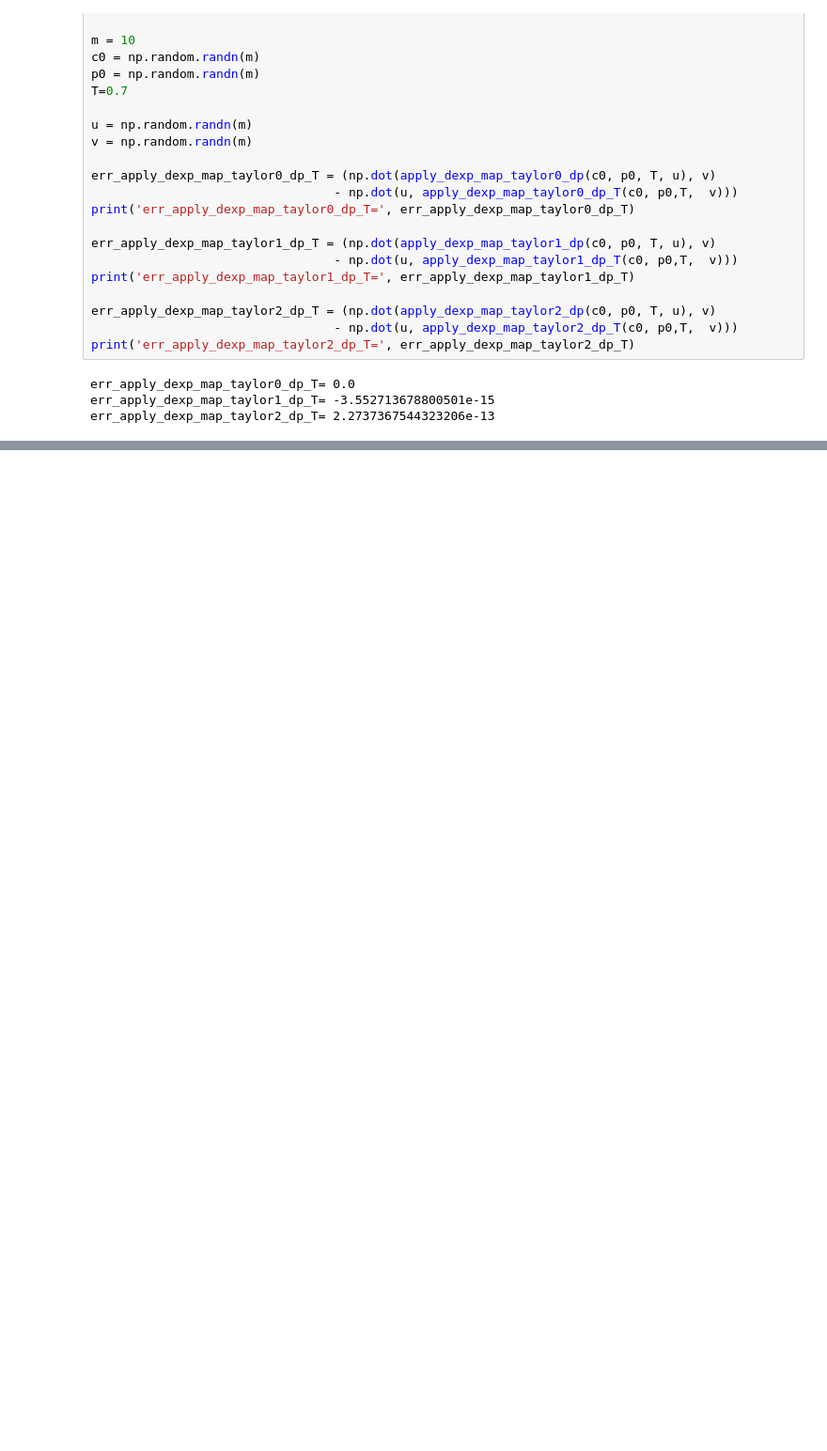
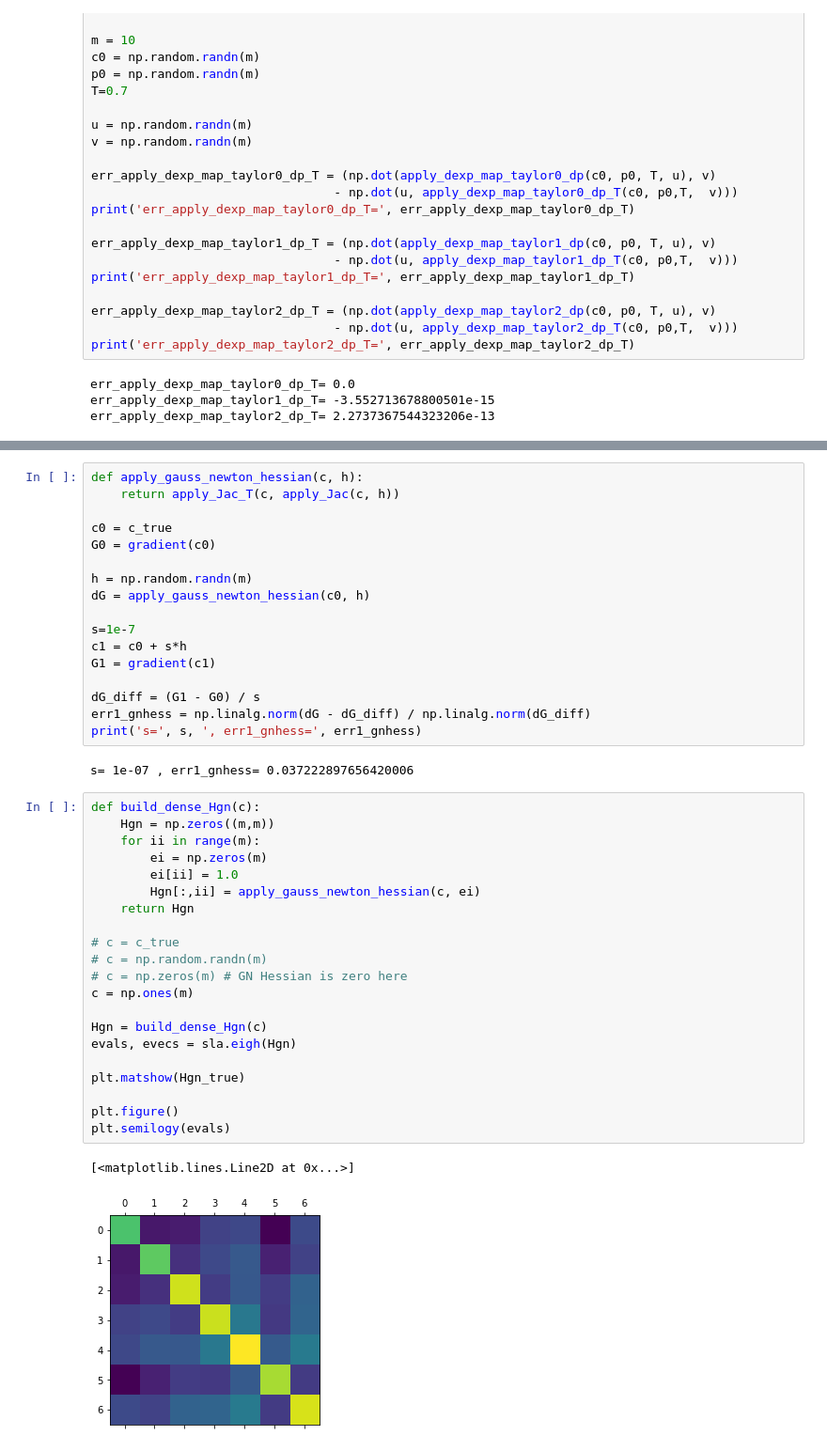
Before and after one commit to NickAlger/SqrtMatrixProbing, a Jupyter notebook: sqrt_probing_experiments1.ipynb, the cells around one changed output, grey strips where cells are left out. Shown: that part at 94% size. Drawn from its saved outputs; the diff is of its cells as text; blank space fills up the shorter version.

Commit message:
Gauss-Newton method seems to work well even without manifold stuff

```diff
--- a/sqrt_probing_experiments1.ipynb
+++ b/sqrt_probing_experiments1.ipynb
@@ -746,0 +712,43 @@ cc
+# %%
+def apply_gauss_newton_hessian(c, h):
+    return apply_Jac_T(c, apply_Jac(c, h))
+
+c0 = c_true
+G0 = gradient(c0)
+
+h = np.random.randn(m)
+dG = apply_gauss_newton_hessian(c0, h)
+
+s=1e-7
+c1 = c0 + s*h
+G1 = gradient(c1)
+
+dG_diff = (G1 - G0) / s
+err1_gnhess = np.linalg.norm(dG - dG_diff) / np.linalg.norm(dG_diff)
+print('s=', s, ', err1_gnhess=', err1_gnhess)
+# %% [output]
+s= 1e-07 , err1_gnhess= 0.037222897656420006
+# %%
+def build_dense_Hgn(c):
+    Hgn = np.zeros((m,m))
+    for ii in range(m):
+        ei = np.zeros(m)
+        ei[ii] = 1.0
+        Hgn[:,ii] = apply_gauss_newton_hessian(c, ei)
+    return Hgn
+
+# c = c_true
+# c = np.random.randn(m)
+# c = np.zeros(m) # GN Hessian is zero here
+c = np.ones(m)
+
+Hgn = build_dense_Hgn(c)
+evals, evecs = sla.eigh(Hgn)
+
+plt.matshow(Hgn_true)
+
+plt.figure()
+plt.semilogy(evals)
+# %% [output]
+[<matplotlib.lines.Line2D at 0x...>]
+[figure, added]
```
Also changed, not shown: parts of 29 cells of this notebook.
